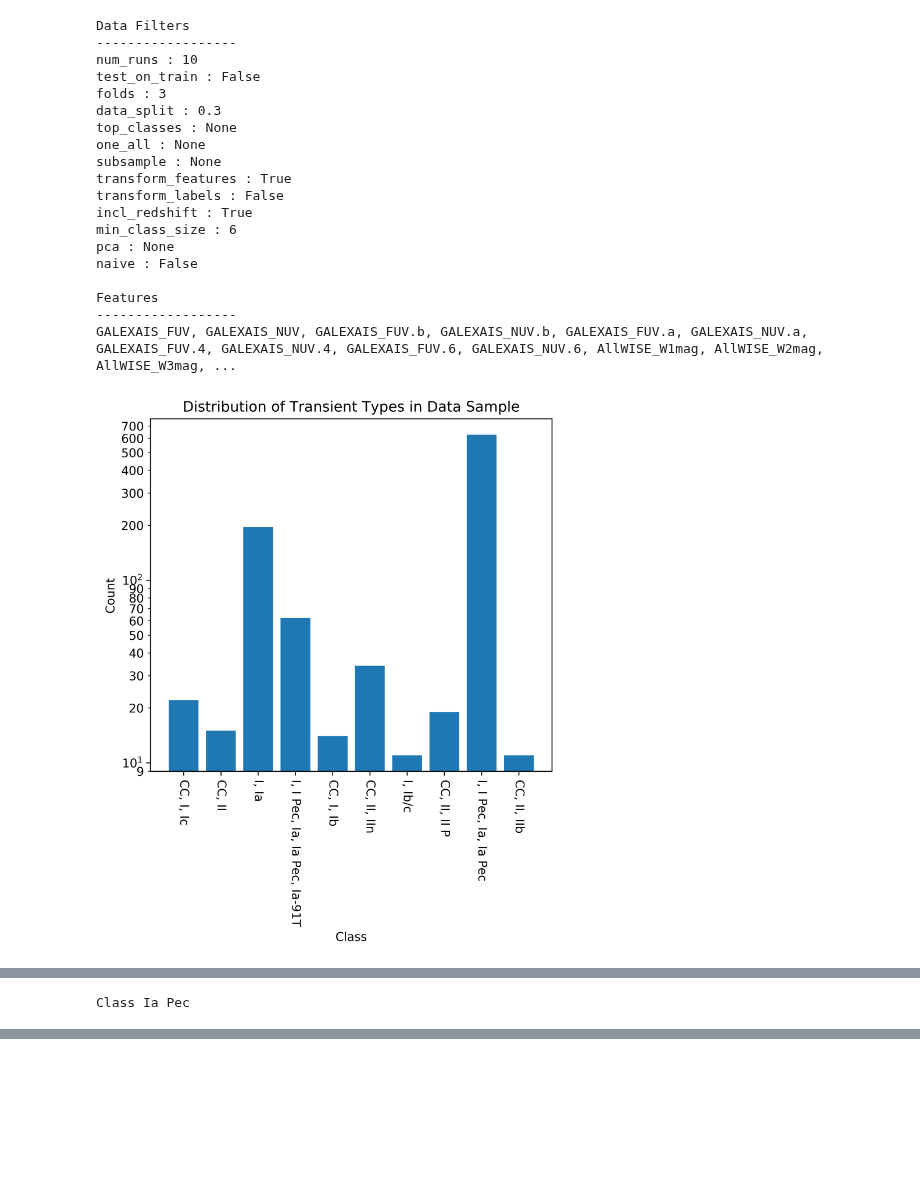
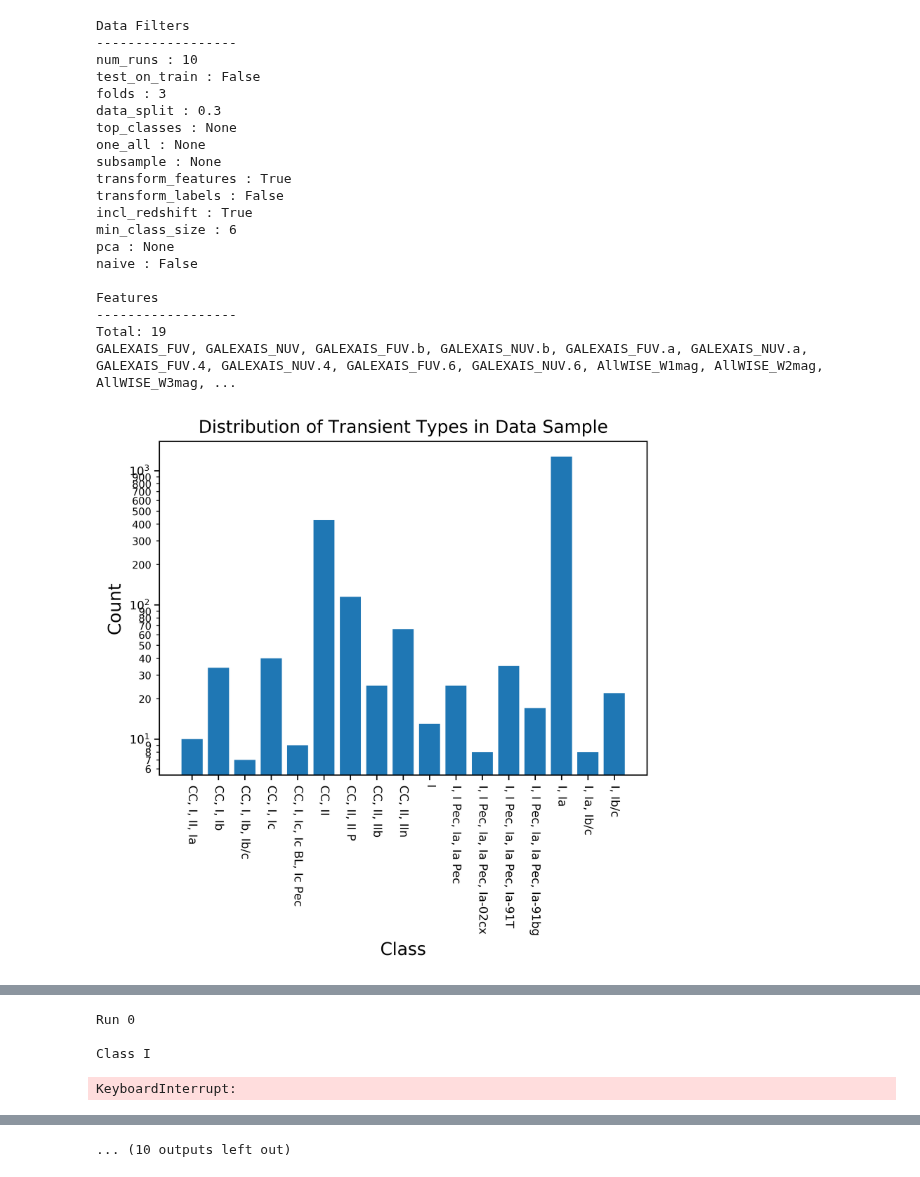
Before and after one commit to marinakiseleva/thex_model, a Jupyter notebook: notebooks/MC K-Tree .ipynb, the cells around one changed output, grey strips where cells are left out. Saved outputs shown, nothing was run; the diff lists cells and outputs as text; code cells hidden in the pictures; blank space fills up the shorter version.

Commit message:
Updated relabel logic and update clus hmc ens to be multiclass classifier extension. Also updated histogram of class counts to be correctly labeled

```diff
--- a/notebooks/MC K-Tree .ipynb
+++ b/notebooks/MC K-Tree .ipynb
@@ -1,29 +1,32 @@
 # %%
 mag_cols = ['GALEXAIS_FUV', 'GALEXAIS_NUV',
-         'GALEXAIS_FUV.b', 'GALEXAIS_e_FUV.b', 'GALEXAIS_NUV.b',
-        'GALEXAIS_e_NUV.b', 'GALEXAIS_FUV.a', 'GALEXAIS_e_FUV.a', 'GALEXAIS_NUV.a',
-        'GALEXAIS_e_NUV.a', 'GALEXAIS_FUV.4', 'GALEXAIS_e_FUV.4', 'GALEXAIS_NUV.4',
-        'GALEXAIS_e_NUV.4', 'GALEXAIS_FUV.6', 'GALEXAIS_e_FUV.6', 'GALEXAIS_NUV.6',
-        'GALEXAIS_e_NUV.6',
-        'AllWISE_W1mag', 'AllWISE_e_W1mag', 'AllWISE_W2mag', 'AllWISE_e_W2mag',
-           'AllWISE_W3mag', 'AllWISE_e_W3mag', 'AllWISE_W4mag', 'AllWISE_e_W4mag',
+         'GALEXAIS_FUV.b', 'GALEXAIS_NUV.b',
+         'GALEXAIS_FUV.a',  'GALEXAIS_NUV.a',
+        'GALEXAIS_FUV.4',  'GALEXAIS_NUV.4',
+         'GALEXAIS_FUV.6',  'GALEXAIS_NUV.6',
+        'AllWISE_W1mag','AllWISE_W2mag',
+           'AllWISE_W3mag',  'AllWISE_W4mag',
         'PS1_gmag' ,
-        'PS1_gmagStd', 'PS1_b_gmag' ,'PS1_B_gmag',
-        'PS1_gKmag' ,
+#         'PS1_gmagStd', 'PS1_b_gmag' ,'PS1_B_gmag',
+#         'PS1_gKmag' ,
         'PS1_rmag',
-        'PS1_rmagStd', 'PS1_b_rmag' ,'PS1_B_rmag',
-        'PS1_rKmag' ,
+#         'PS1_rmagStd', 'PS1_b_rmag' ,'PS1_B_rmag',
+#         'PS1_rKmag' ,
         'PS1_imag' ,
-        'PS1_imagStd', 'PS1_b_imag', 'PS1_B_imag',
-        'PS1_iKmag' ,
+#         'PS1_imagStd', 'PS1_b_imag', 'PS1_B_imag',
+#         'PS1_iKmag' ,
         'PS1_zmag' ,
-        'PS1_zmagStd', 'PS1_b_zmag', 'PS1_B_zmag',
-        'PS1_zKmag' ,
-        'PS1_ymag',
-        'PS1_ymagStd', 'PS1_b_ymag', 'PS1_B_ymag',
-        'PS1_yKmag'
+#         'PS1_zmagStd', 'PS1_b_zmag', 'PS1_B_zmag',
+#         'PS1_zKmag' ,
+        'PS1_ymag'
+#         'PS1_ymagStd', 'PS1_b_ymag', 'PS1_B_ymag',
+#         'PS1_yKmag'
 ]
 
+error_cols = ['GALEXAIS_e_FUV.a','GALEXAIS_e_FUV.4','GALEXAIS_e_FUV.6',
+              'GALEXAIS_e_NUV.b', 'GALEXAIS_e_NUV.a','GALEXAIS_e_NUV.4','GALEXAIS_e_NUV.6',
+             'GALEXAIS_e_FUV.b',  'AllWISE_e_W1mag', 'AllWISE_e_W2mag', 'AllWISE_e_W3mag',
+             'AllWISE_e_W4mag']
 flux_cols = ['GALEXAIS_Fflux', 'GALEXAIS_Nflux']
 
 external_cols = ['AllWISE_Jmag', 'AllWISE_Hmag', 'AllWISE_Kmag']
@@ -72,7 +75,7 @@ tde_cols = ['NED_GALEX_FUV', 'NED_GALEX_NUV',
             'NED_SDSS_u', 'NED_SDSS_g', 'NED_SDSS_r', 'NED_SDSS_i', 'NED_SDSS_z',
             'AllWISE_W1mag', 'AllWISE_W2mag', 'AllWISE_W3mag', 'AllWISE_W4mag']
 ktree = KTreesModel(
-         cols = cols,
+         cols = mag_cols,
 #          class_labels= ['Ia'],
 #          cols = tde_cols,
 #          col_matches = ["SDSS", "GALEX", "WISE"],
@@ -80,31 +83,32 @@ ktree = KTreesModel(
          transform_features = True,
          incl_redshift = True,
          num_runs = 10,
          min_class_size = 6,
 #          pca = 5,
 #          subsample= 200,
          folds = 3,
 #          top_classes = 3,
          naive = False)
 ktree.run_model()
 # %% [output]
 Data Filters
 ------------------
 num_runs : 10
 test_on_train : False
 folds : 3
 data_split : 0.3
 top_classes : None
 one_all : None
 subsample : None
 transform_features : True
 transform_labels : False
 incl_redshift : True
 min_class_size : 6
 pca : None
 naive : False
 
 Features
 ------------------
+Total: 19
 GALEXAIS_FUV, GALEXAIS_NUV, GALEXAIS_FUV.b, GALEXAIS_NUV.b, GALEXAIS_FUV.a, GALEXAIS_NUV.a, GALEXAIS_FUV.4, GALEXAIS_NUV.4, GALEXAIS_FUV.6, GALEXAIS_NUV.6, AllWISE_W1mag, AllWISE_W2mag, AllWISE_W3mag, ...
-[figure, old version]
+[figure, new version]
@@ -112 +116,4 @@ GALEXAIS_FUV, GALEXAIS_NUV, GALEXAIS_FUV.b, GALEXAIS_NUV.b, GALEXAIS_FUV.a, GALE
-Class Ia Pec
+Run 0
+
+Class I
+KeyboardInterrupt:
@@ -112,0 +127 @@ Class Ia Pec
+... (10 outputs left out)
```
Also changed, not shown: parts of 1 cell of this notebook, 12 other files.
